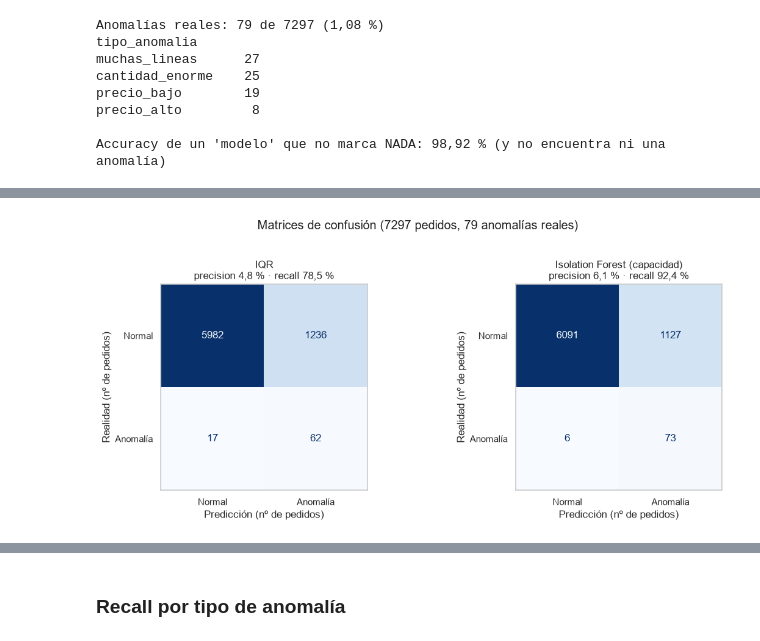
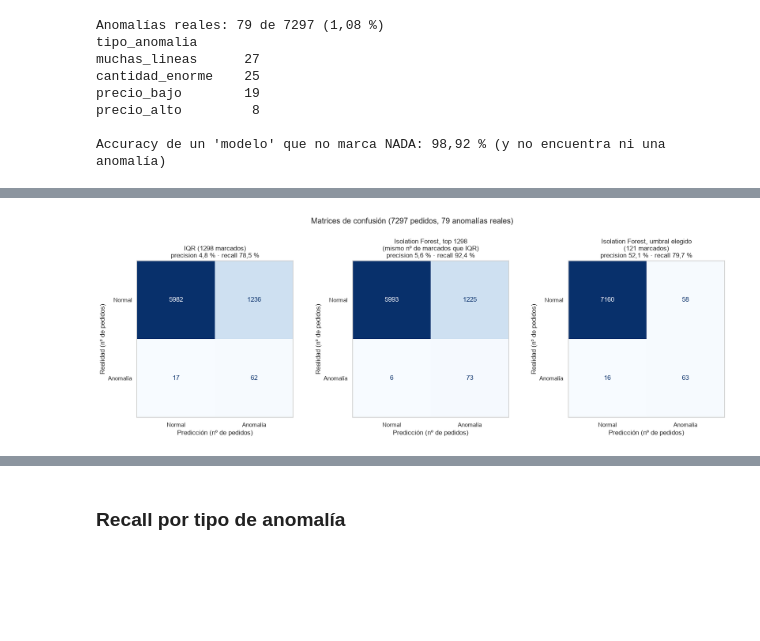
Before and after one commit to ivangarciajimenez06-blip/tienda-analytics, a Jupyter notebook: notebooks/04_anomalias.ipynb, the cells around one changed output, grey strips where cells are left out. Saved outputs shown, nothing was run; the diff lists cells and outputs as text; code cells hidden in the pictures; blank space fills up the shorter version.

```diff
--- a/notebooks/04_anomalias.ipynb
+++ b/notebooks/04_anomalias.ipynb
@@ -486,9 +620,12 @@ total, 50 al mes de media)**.
 # %%
-UMBRAL = umbral_capacidad
-pedidos["marcado"] = pedidos["puntuacion"] >= UMBRAL
+UMBRAL = criterios["Q3 + 1,5·IQR de las puntuaciones"]
+CRITERIO_UMBRAL = f"Q3 + 1,5·IQR de las puntuaciones, con un tope de {CAPACIDAD_MENSUAL} pedidos al mes"
+pedidos["marcado"] = aplicar_umbral(pedidos, pedidos["puntuacion"], UMBRAL)
 marcados_mes = pedidos.groupby("mes")["marcado"].sum()
-print(f"Umbral elegido: s ≥ {num(UMBRAL, 4)} → {pedidos['marcado'].sum()} pedidos marcados ({pct(pedidos['marcado'].mean(), 2)})")
-print(f"Marcados al mes: media {num(marcados_mes.mean(), 1)}, mínimo {marcados_mes.min()}, máximo {marcados_mes.max()} ({marcados_mes.idxmax()})")
-print(f"Meses por encima de la capacidad: {(marcados_mes > CAPACIDAD_MENSUAL).sum()} de {len(marcados_mes)}")
+print(f"Umbral elegido: s ≥ {num(UMBRAL, 4)} ({CRITERIO_UMBRAL})")
+print(f"Pedidos marcados: {pedidos['marcado'].sum()} ({pct(pedidos['marcado'].mean(), 2)})")
+print(f"Marcados al mes: media {num(marcados_mes.mean(), 1)}, mínimo {marcados_mes.min()}, "
+      f"máximo {marcados_mes.max()} ({marcados_mes.idxmax()})")
+print(f"Revisiones libres: {num(100 * (1 - marcados_mes.sum() / TOPE_TOTAL), 1)} % de la capacidad")
 print(f"Coinciden con IQR: {(pedidos['marcado'] & marcado_iqr).sum()} de {pedidos['marcado'].sum()}")
 # %% [output]
@@ -701,10 +895,10 @@ paneles = [
 ]
 for ax, (vx, vy, logx, logy) in zip(ejes, paneles):
     for datos, color, nombre, tam in [(normales, GRIS, f"No marcado ({len(normales)})", 8),
-                                      (sospechosos, NARANJA, f"Marcado ({len(sospechosos)})", 14)]:
+                                      (sospechosos, NARANJA, f"Marcado ({len(sospechosos)})", 22)]:
         x = datos[vx] if logx else jitter(datos[vx])
         y = datos[vy] if vx.startswith("ratio") else datos[vy] * np.exp(rng.uniform(-0.06, 0.06, size=len(datos)))
-        ax.scatter(x, y, s=tam, color=color, alpha=0.5, label=nombre)
+        ax.scatter(x, y, s=tam, color=color, alpha=0.6, label=nombre)
     if logx:
         ax.set_xscale("log")
     if logy:
@@ -716,7 +910,7 @@ ejes[0].set_title("Líneas frente a unidades por línea")
 ejes[1].set_title("Precio cobrado frente al de catálogo")
 ejes[2].set_title("Unidades frente a importe")
 ejes[2].yaxis.set_major_formatter(mticker.FuncFormatter(lambda v, _p: euros(v)))
-fig.suptitle("Variables clave con los pedidos marcados (umbral de capacidad)", y=1.02)
+fig.suptitle(f"Variables clave con los {len(sospechosos)} pedidos marcados (umbral Q3 + 1,5·IQR)", y=1.02)
 fig.tight_layout()
 guardar(fig, "dispersion")
 plt.show()
@@ -729,4 +923,6 @@ por_encima = pedidos["ratio_precio_max"] > 1.001
 por_debajo = pedidos["ratio_precio_min"] < 0.999
 print(f"Pedidos con precio por encima del catálogo: {por_encima.sum()}, marcados: {(pedidos['marcado'] & por_encima).sum()}")
 print(f"Pedidos con precio por debajo del catálogo: {por_debajo.sum()}, marcados: {(pedidos['marcado'] & por_debajo).sum()}")
+otros = pedidos["marcado"] & ~por_encima & ~por_debajo & (pedidos["n_lineas"] < 8) & (pedidos["max_cantidad_linea"] < 20)
+print(f"Marcados sin ninguna de esas cuatro características: {otros.sum()}")
 # %% [output]
@@ -905,6 +1116,9 @@ precio = evaluacion["tipo_anomalia"] == "precio_anomalo"
 evaluacion.loc[precio, "tipo_anomalia"] = np.where(evaluacion.loc[precio, "ratio_precio_max"] > 1.001,
                                                    "precio_alto", "precio_bajo")
 evaluacion["marcado_iqr"] = marcado_iqr.to_numpy()
+N_IQR = int(evaluacion["marcado_iqr"].sum())
+evaluacion["top_n_iqr"] = evaluacion["ranking"] <= N_IQR
+evaluacion["top50"] = evaluacion["ranking"] <= 50
 y = evaluacion["es_anomalia"]
 
 prevalencia = y.mean()
@@ -956,17 +1170,20 @@ Isolation Forest con la puntuación continua: ROC-AUC = 0,968 · average precisi
 # %%
-fig, ejes = plt.subplots(1, 2, figsize=(12, 5))
-for ax, (nombre, columna) in zip(ejes, [("IQR", "marcado_iqr"), ("Isolation Forest (capacidad)", "marcado")]):
+paneles_cm = [(f"IQR ({N_IQR} marcados)", "marcado_iqr"),
+              (f"Isolation Forest, top {N_IQR}\n(mismo nº de marcados que IQR)", "top_n_iqr"),
+              (f"Isolation Forest, umbral elegido\n({n_elegido} marcados)", "marcado")]
+fig, ejes = plt.subplots(1, 3, figsize=(17, 5.5))
+for ax, (nombre, columna) in zip(ejes, paneles_cm):
     matriz = confusion_matrix(y, evaluacion[columna])
     ConfusionMatrixDisplay(matriz, display_labels=["Normal", "Anomalía"]).plot(ax=ax, cmap="Blues", colorbar=False,
                                                                                 values_format="d")
     ax.set_title(f"{nombre}\nprecision {pct(precision_score(y, evaluacion[columna]))} · "
                  f"recall {pct(recall_score(y, evaluacion[columna]))}")
     ax.set_xlabel("Predicción (nº de pedidos)")
     ax.set_ylabel("Realidad (nº de pedidos)")
     ax.grid(False)
-fig.suptitle(f"Matrices de confusión ({len(y)} pedidos, {y.sum()} anomalías reales)", y=1.02)
+fig.suptitle(f"Matrices de confusión ({len(y)} pedidos, {y.sum()} anomalías reales)", y=1.03)
 fig.tight_layout()
 guardar(fig, "matrices_confusion")
 plt.show()
 # %% [output]
-[figure, old version]
+[figure, new version]
```
Also changed, not shown: parts of 52 cells of this notebook, 7 other files.
